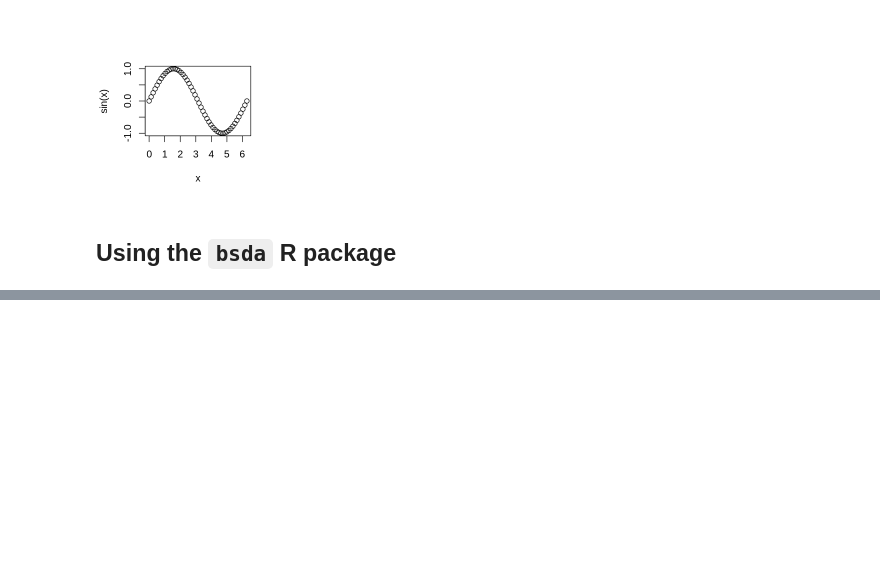
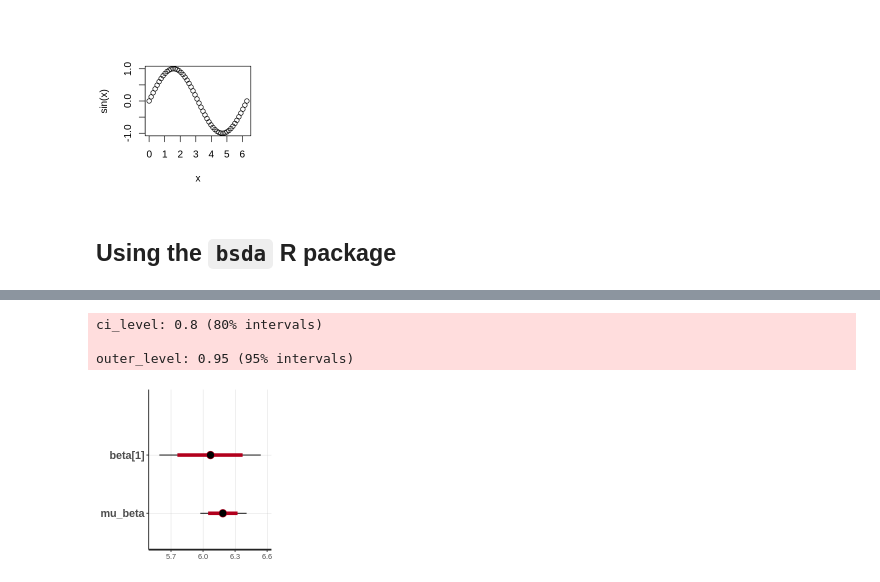
Before and after one commit to MansMeg/BSDA, a Jupyter notebook: colab_template.ipynb, the cells around one changed output, grey strips where cells are left out. Drawn from its saved outputs; the diff is of its cells as text; code cells hidden in the pictures; blank space fills up the shorter version.

```diff
--- a/colab_template.ipynb
+++ b/colab_template.ipynb
@@ -189,0 +235,4 @@ polyplot(BU[,1:3],Wk=BU[,4])
+# %%
+# Run rstan for the rats model
+rats_fit <- stan(model_code = rats_stan_code, model_name = "rats_model",
+                 data = dat, iter = 2000, chains = 4)
@@ -189,0 +261,8 @@ polyplot(BU[,1:3],Wk=BU[,4])
+# %%
+# Print the results
+plot(rats_fit, pars = c("beta[1]", "mu_beta"))
+# %% [output]
+ci_level: 0.8 (80% intervals)
+
+outer_level: 0.95 (95% intervals)
+[figure, added]
```
Also changed, not shown: parts of 28 cells of this notebook.
